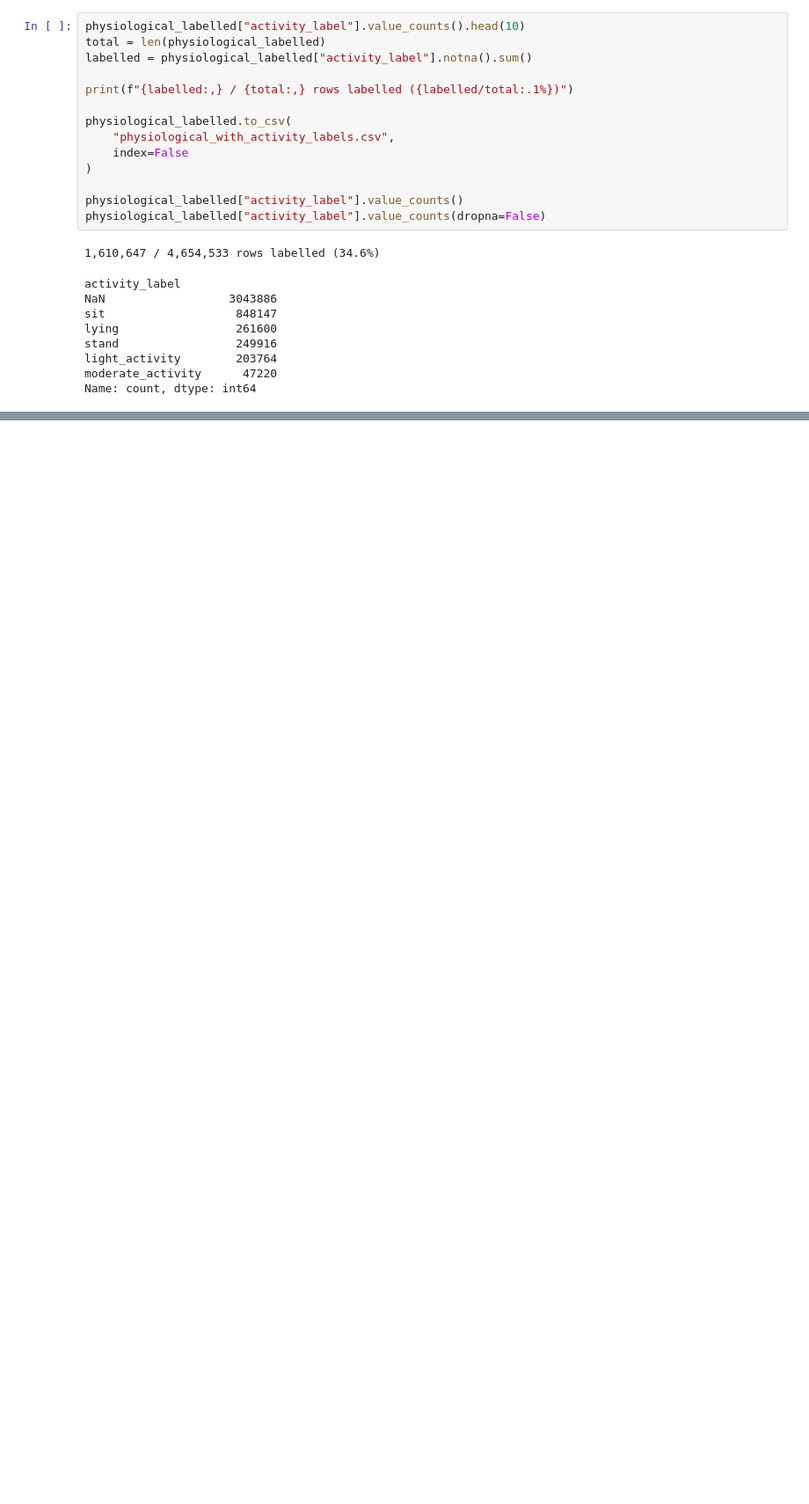
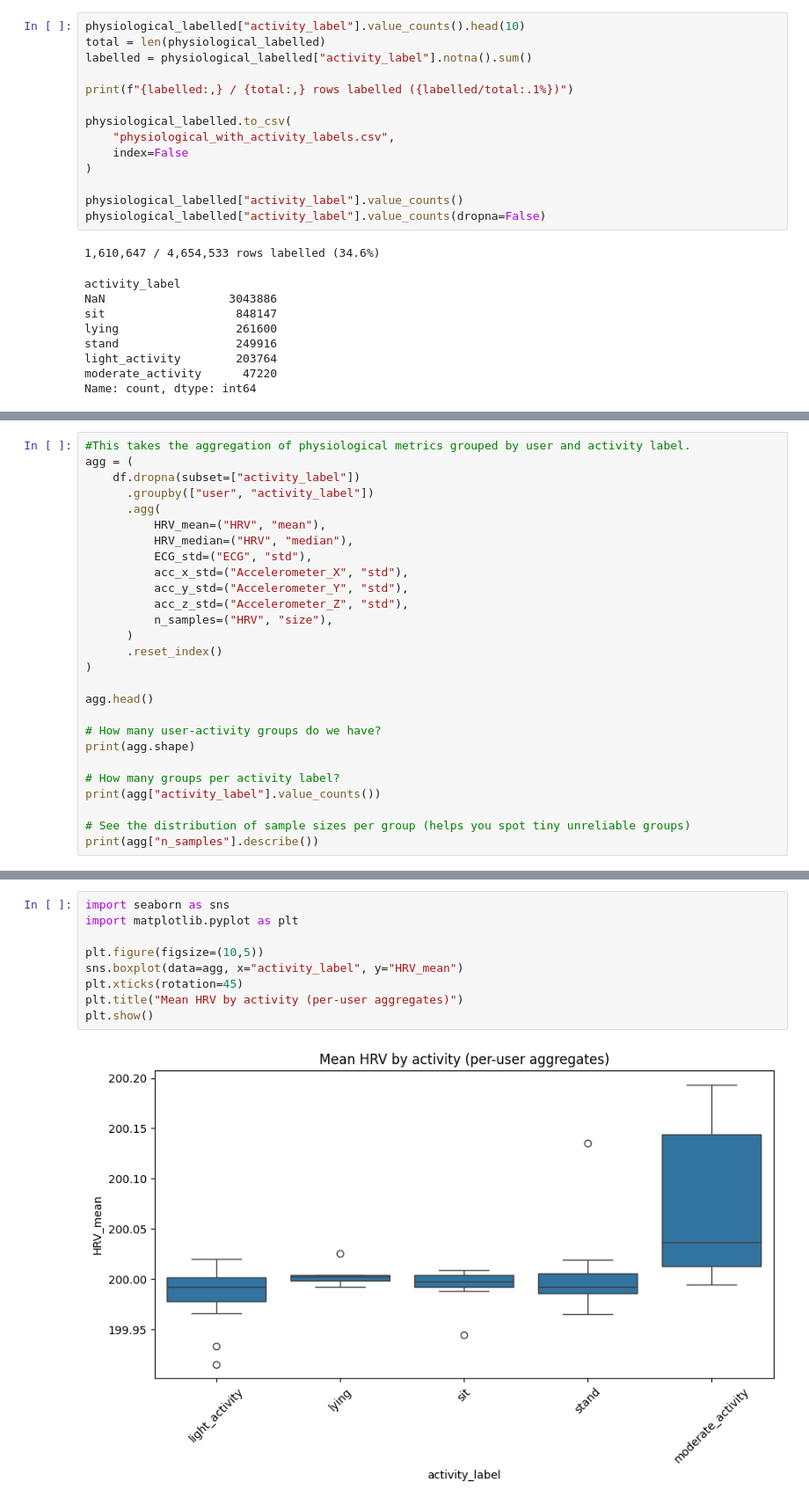
Before and after one commit to james-burdon/MDM3-dynamic-therapeutics, a Jupyter notebook: EDF_Activity_Analysis.ipynb, the cells around one changed output, grey strips where cells are left out. Shown at 88% size. Drawn from its saved outputs; the diff is of its cells as text; blank space fills up the shorter version.

```diff
--- a/EDF_Activity_Analysis.ipynb
+++ b/EDF_Activity_Analysis.ipynb
@@ -387,0 +406,27 @@ Name: count, dtype: int64
+# %%
+#This takes the aggregation of physiological metrics grouped by user and activity label.
+agg = (
+    df.dropna(subset=["activity_label"])
+      .groupby(["user", "activity_label"])
+      .agg(
+          HRV_mean=("HRV", "mean"),
+          HRV_median=("HRV", "median"),
+          ECG_std=("ECG", "std"),
+          acc_x_std=("Accelerometer_X", "std"),
+          acc_y_std=("Accelerometer_Y", "std"),
+          acc_z_std=("Accelerometer_Z", "std"),
+          n_samples=("HRV", "size"),
+      )
+      .reset_index()
+)
+
+agg.head()
+
+# How many user-activity groups do we have?
+print(agg.shape)
+
+# How many groups per activity label?
+print(agg["activity_label"].value_counts())
+
+# See the distribution of sample sizes per group (helps you spot tiny unreliable groups)
+print(agg["n_samples"].describe())
@@ -387,0 +451,11 @@ Name: count, dtype: int64
+# %%
+import seaborn as sns
+import matplotlib.pyplot as plt
+
+plt.figure(figsize=(10,5))
+sns.boxplot(data=agg, x="activity_label", y="HRV_mean")
+plt.xticks(rotation=45)
+plt.title("Mean HRV by activity (per-user aggregates)")
+plt.show()
+# %% [output]
+[figure, added]
```
Also changed, not shown: parts of 5 cells of this notebook.
